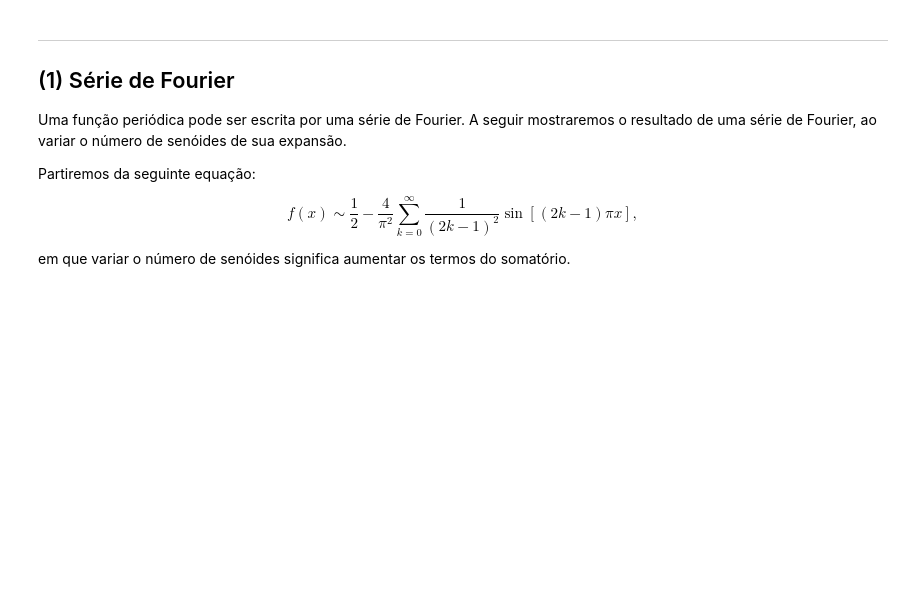
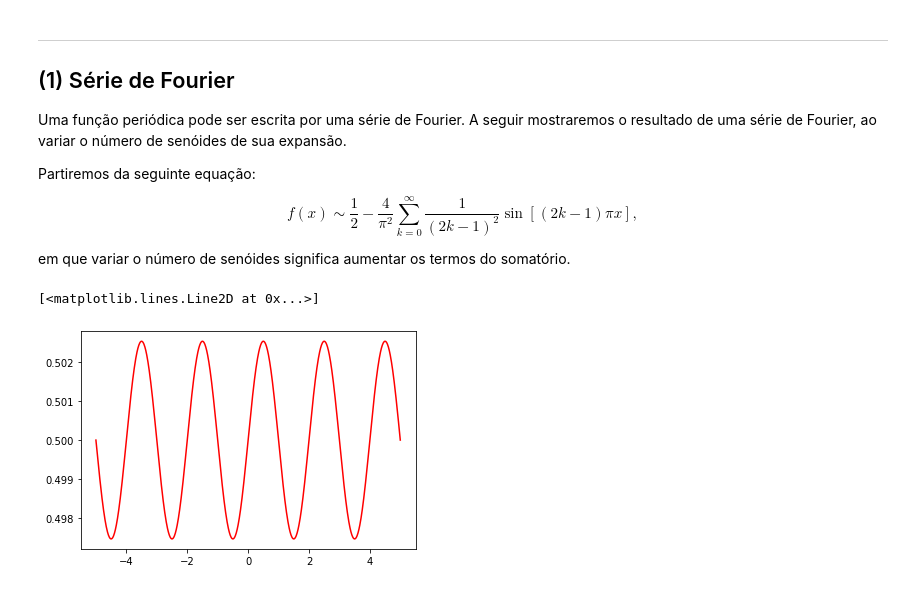
Before and after one commit to achiaver/computer_vision, a Jupyter notebook: trabalho_06/notebooks/trabalho_06.ipynb, the cells around one changed output. Cells and saved outputs as stored; diff of their text form; code cells hidden in the pictures; blank space fills up the shorter version.

```diff
--- a/trabalho_06/notebooks/trabalho_06.ipynb
+++ b/trabalho_06/notebooks/trabalho_06.ipynb
@@ -64,3 +64,12 @@ $$
 $$
 
 em que variar o número de senóides significa aumentar os termos do somatório.
+# %%
+x_ = np.linspace(-5, 5, num = 1001)
+# %%
+def fourier_series(x, k):
+    partial_sum = 0.5
+    for i in range(k):
+        partial_sum = partial_sum - bk(k) * np.sin(wk(k)*x)
+
+    return partial_sum
@@ -66,0 +82,13 @@ em que variar o número de senóides significa aumentar os termos do somatório.
+# %%
+f1 = []
+T = 8
+armonics = 100
+# %%
+for x in x_:
+#     f.append(fourierSeries222(armonics,i))
+    f1.append(fourier_series(x, armonics))
+# %%
+plt.plot(x_, f1, color = "red")
+# %% [output]
+[<matplotlib.lines.Line2D at 0x...>]
+[figure, added]
```
Also changed, not shown: parts of 20 cells of this notebook.
